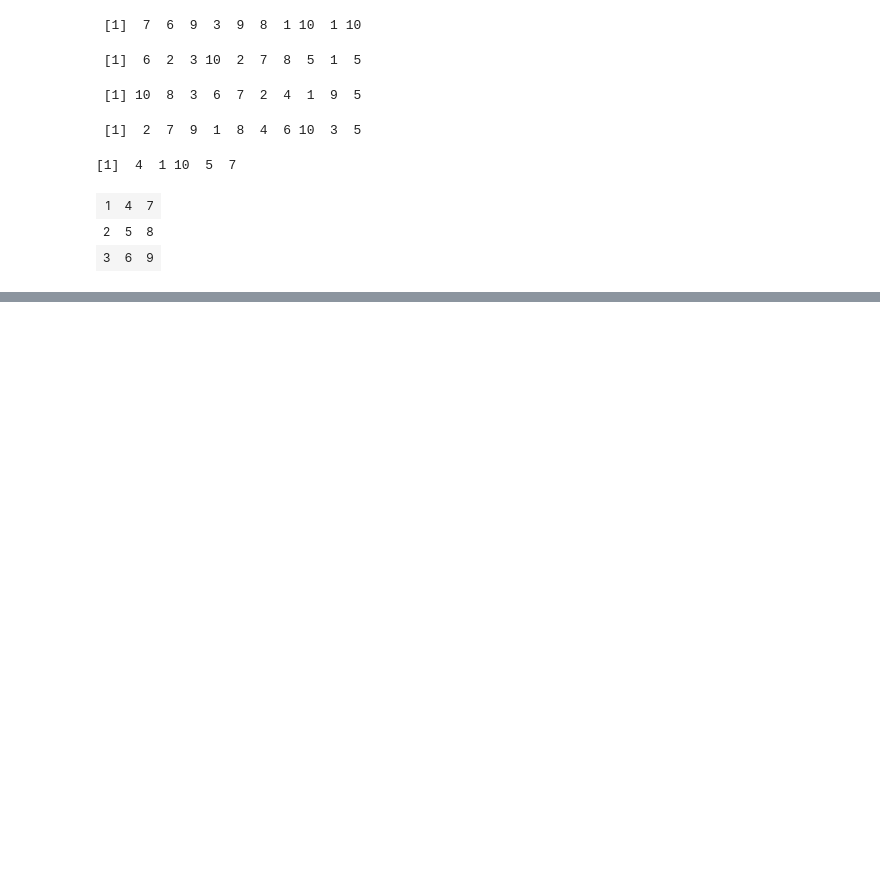
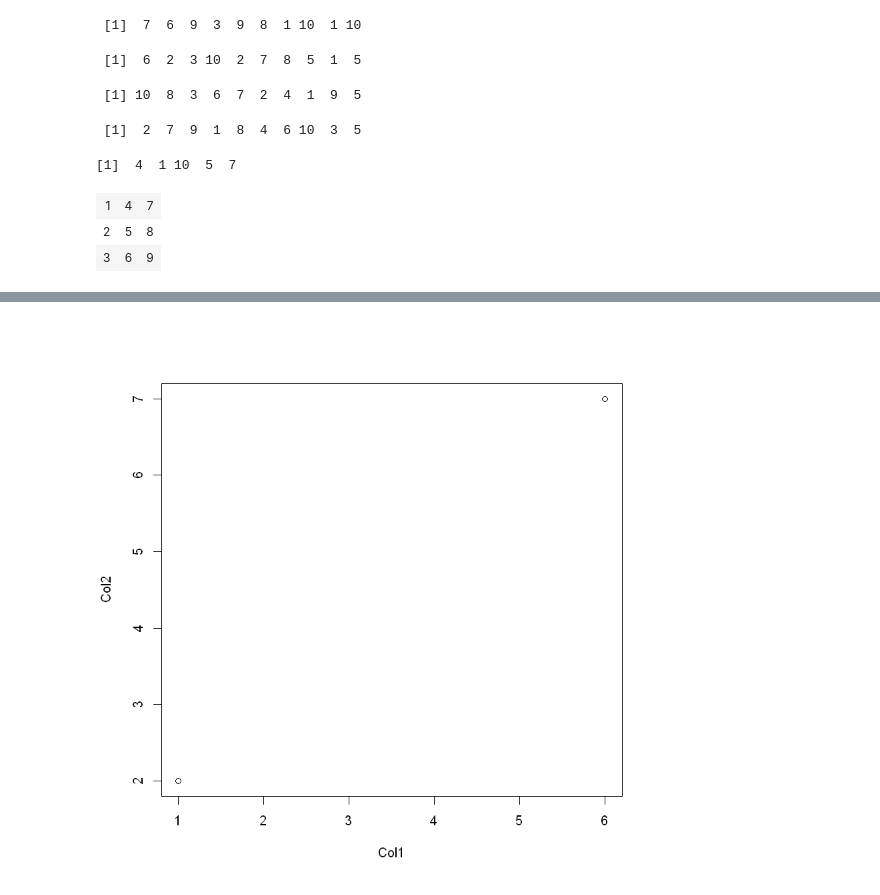
Before and after one commit to mlaai/Deep-Learning, a Jupyter notebook: Code/Projects/Data/RQuickReference.ipynb, the cells around one changed output, grey strips where cells are left out. Drawn from its saved outputs; the diff is of its cells as text; code cells hidden in the pictures; blank space fills up the shorter version.

```diff
--- a/Code/Projects/Data/RQuickReference.ipynb
+++ b/Code/Projects/Data/RQuickReference.ipynb
@@ -162,0 +224,4 @@ A
+# %%
+A = c(1,2,3,4,5,6,7,8,9,0)
+mat <- matrix(A, nrow=2,byrow=TRUE)
+mat
@@ -162,0 +252,4 @@ A
+# %%
+plot(mat)
+# %% [output]
+[figure, added]
```
Also changed, not shown: parts of 29 cells of this notebook.
